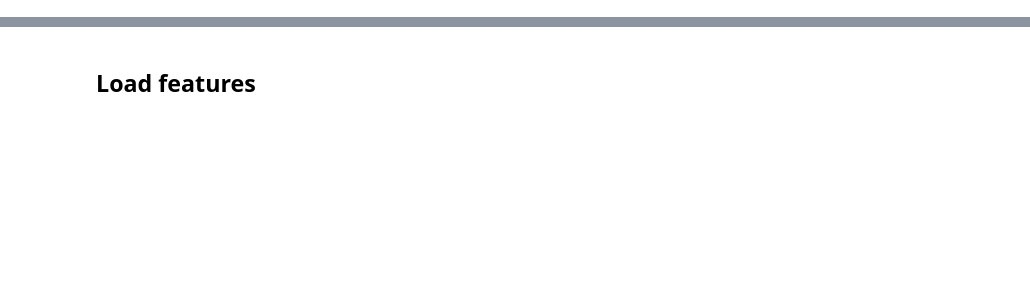
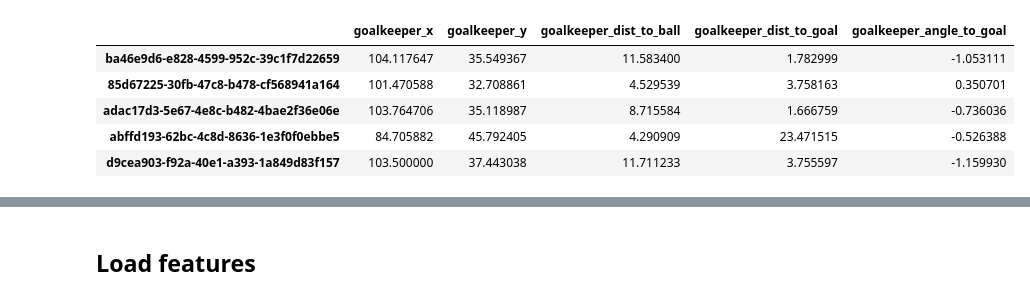
Before and after one commit to ML-KULeuven/soccer_xg, a Jupyter notebook: notebooks/3-computing-and-storing-features.ipynb, the cells around one changed output, grey strips where cells are left out. Cells and saved outputs as stored; diff of their text form; code cells hidden in the pictures; blank space fills up the shorter version.

```diff
--- a/notebooks/3-computing-and-storing-features.ipynb
+++ b/notebooks/3-computing-and-storing-features.ipynb
@@ -43,0 +80,10 @@ FRA 1718
+# %%
+shot_events_idx = actions.loc[shot_mask, "original_event_id"]
+fs.statsbomb_goalkeeper_position(events, shot_events_idx).head()
+# %% [output]
+|  | goalkeeper_x | goalkeeper_y | goalkeeper_dist_to_ball | goalkeeper_dist_to_goal | goalkeeper_angle_to_goal |
+| ba46e9d6-e828-4599-952c-39c1f7d22659 | 104.117647 | 35.549367 | 11.583400 | 1.782999 | -1.053111 |
+| 85d67225-30fb-47c8-b478-cf568941a164 | 101.470588 | 32.708861 | 4.529539 | 3.758163 | 0.350701 |
+| adac17d3-5e67-4e8c-b482-4bae2f36e06e | 103.764706 | 35.118987 | 8.715584 | 1.666759 | -0.736036 |
+| abffd193-62bc-4c8d-8636-1e3f0f0ebbe5 | 84.705882 | 45.792405 | 4.290909 | 23.471515 | -0.526388 |
+| d9cea903-f92a-40e1-a393-1a849d83f157 | 103.500000 | 37.443038 | 11.711233 | 3.755597 | -1.159930 |
```
Also changed, not shown: parts of 27 cells of this notebook.
